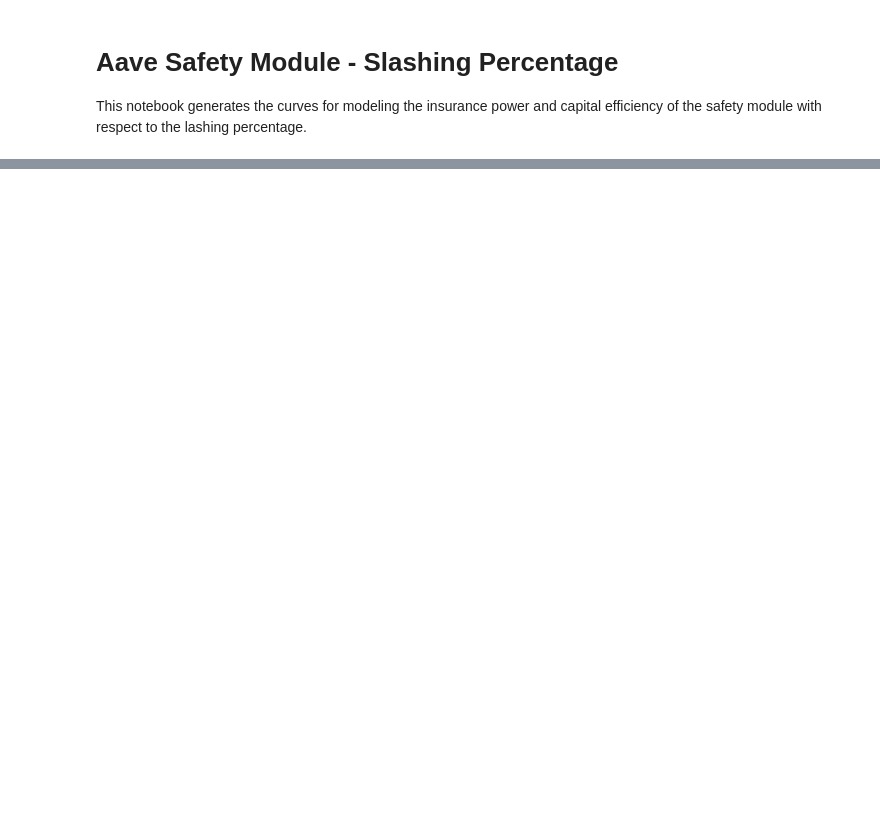
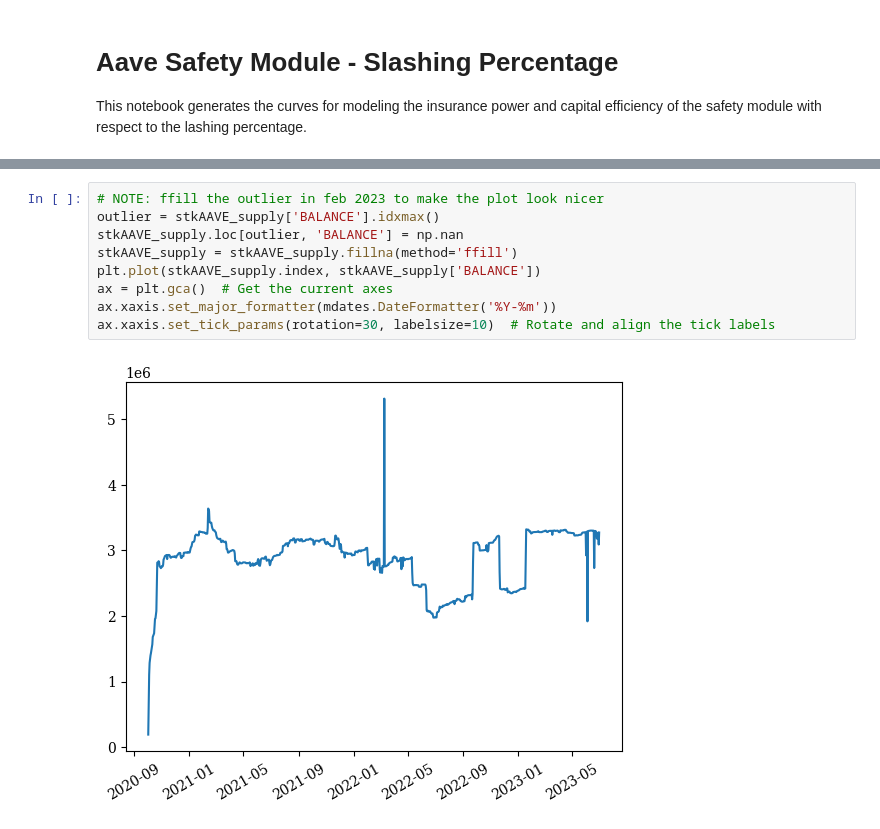
Before and after one commit to xenophonlabs/aave-safety-module, a Jupyter notebook: main.ipynb, the cells around one changed output, grey strips where cells are left out. Drawn from its saved outputs; the diff is of its cells as text; blank space fills up the shorter version.

```diff
--- a/main.ipynb
+++ b/main.ipynb
@@ -151,0 +172,11 @@ f.savefig('./figs/possible_savings.png', dpi=300)
+# %%
+# NOTE: ffill the outlier in feb 2023 to make the plot look nicer
+outlier = stkAAVE_supply['BALANCE'].idxmax()
+stkAAVE_supply.loc[outlier, 'BALANCE'] = np.nan
+stkAAVE_supply = stkAAVE_supply.fillna(method='ffill')
+plt.plot(stkAAVE_supply.index, stkAAVE_supply['BALANCE'])
+ax = plt.gca()  # Get the current axes
+ax.xaxis.set_major_formatter(mdates.DateFormatter('%Y-%m'))
+ax.xaxis.set_tick_params(rotation=30, labelsize=10)  # Rotate and align the tick labels
+# %% [output]
+[figure, added]
```
Also changed, not shown: parts of 18 cells of this notebook, 5 other files.
